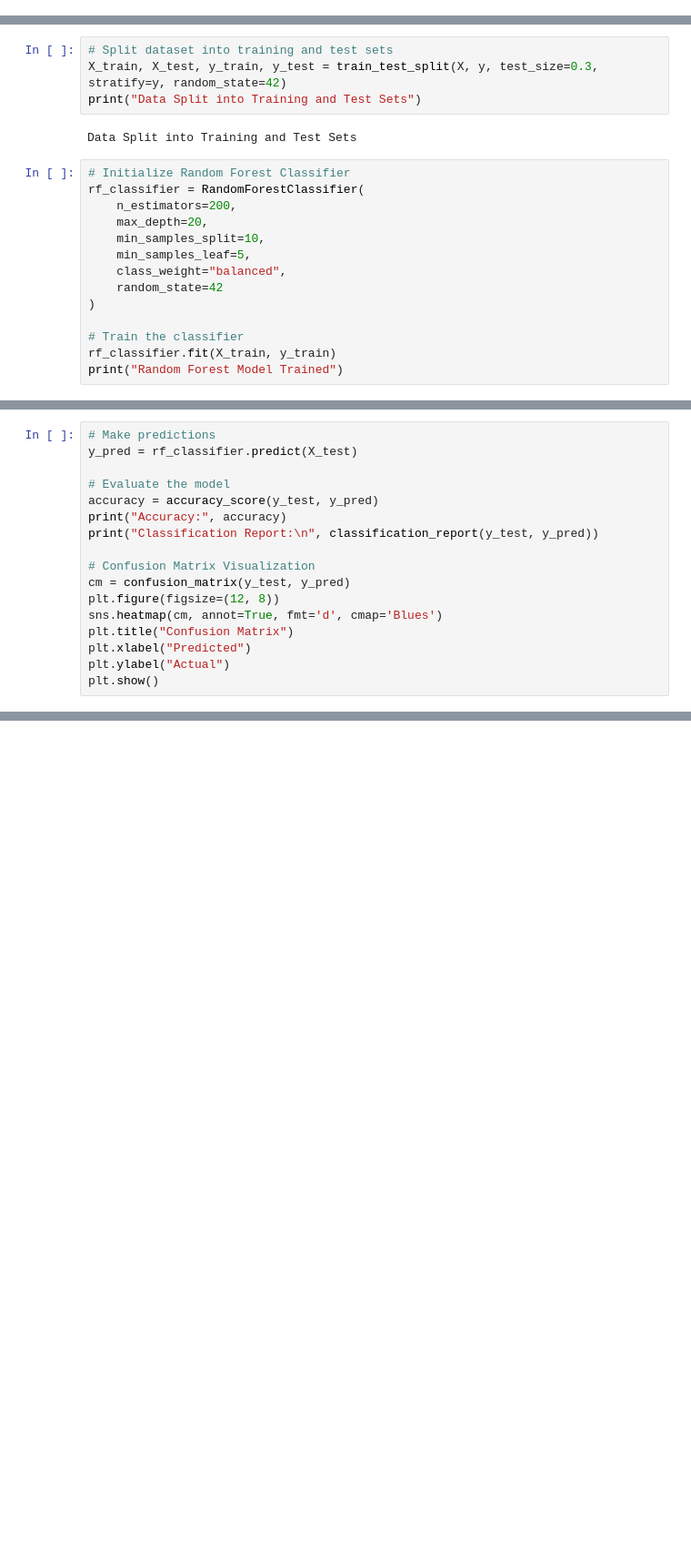
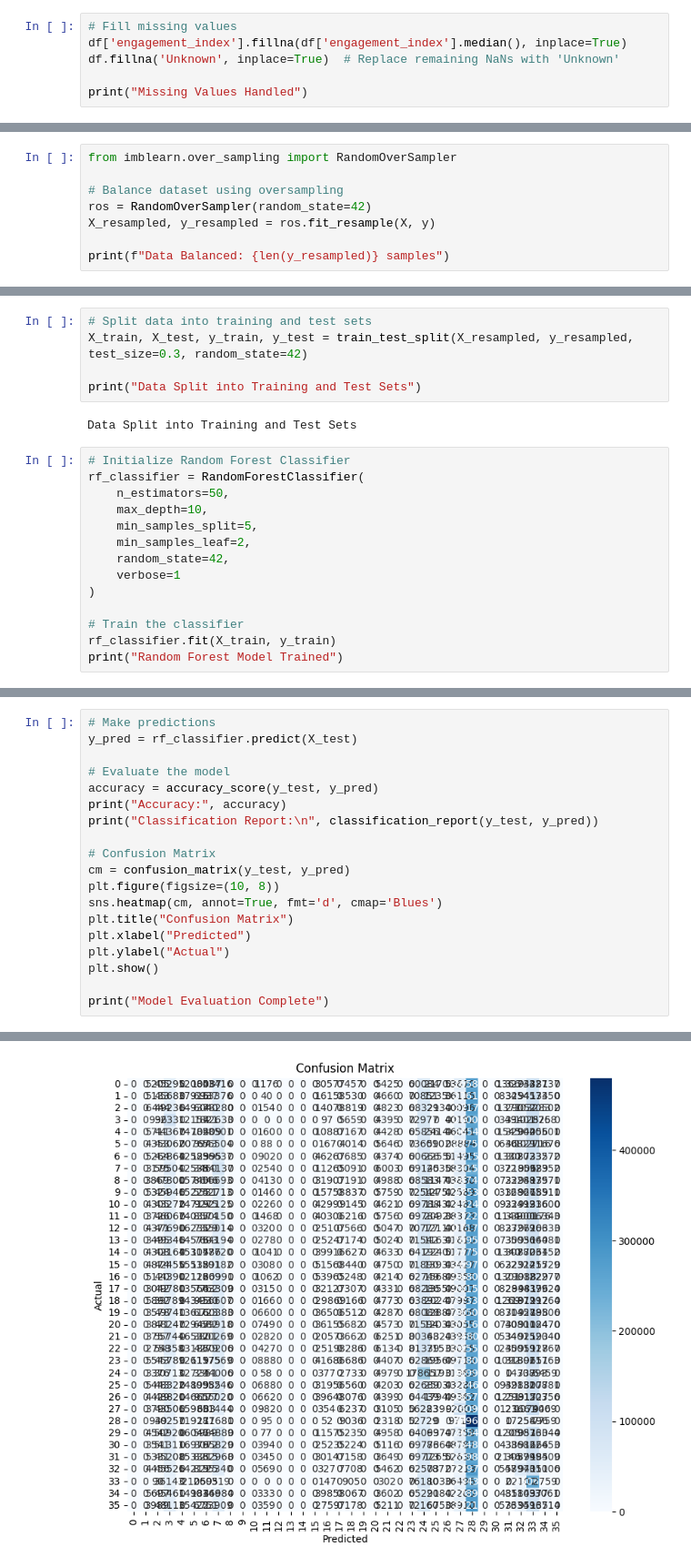
Before and after one commit to sarahrandolphw/edu4VA, a Jupyter notebook: gaming_and_learning.ipynb, the cells around one changed output, grey strips where cells are left out. Shown at 91% size. Cells and saved outputs as stored; diff of their text form; blank space fills up the shorter version.

```diff
--- a/gaming_and_learning.ipynb
+++ b/gaming_and_learning.ipynb
@@ -238,0 +229,6 @@ Data Loaded and Missing Values Handled
+# %%
+# Fill missing values
+df['engagement_index'].fillna(df['engagement_index'].median(), inplace=True)
+df.fillna('Unknown', inplace=True)  # Replace remaining NaNs with 'Unknown'
+
+print("Missing Values Handled")
@@ -262,3 +266,11 @@ y = df[target]
 print("Features and Target Defined")
 # %% [output]
 Features and Target Defined
+# %%
+from imblearn.over_sampling import RandomOverSampler
+
+# Balance dataset using oversampling
+ros = RandomOverSampler(random_state=42)
+X_resampled, y_resampled = ros.fit_resample(X, y)
+
+print(f"Data Balanced: {len(y_resampled)} samples")
@@ -265,18 +279,19 @@ Features and Target Defined
 # %%
-# Split dataset into training and test sets
-X_train, X_test, y_train, y_test = train_test_split(X, y, test_size=0.3, stratify=y, random_state=42)
+# Split data into training and test sets
+X_train, X_test, y_train, y_test = train_test_split(X_resampled, y_resampled, test_size=0.3, random_state=42)
+
 print("Data Split into Training and Test Sets")
 # %% [output]
 Data Split into Training and Test Sets
 # %%
 # Initialize Random Forest Classifier
 rf_classifier = RandomForestClassifier(
-    n_estimators=200,
-    max_depth=20,
-    min_samples_split=10,
-    min_samples_leaf=5,
-    class_weight="balanced",
-    random_state=42
+    n_estimators=50,
+    max_depth=10,
+    min_samples_split=5,
+    min_samples_leaf=2,
+    random_state=42,
+    verbose=1
 )
 
 # Train the classifier
@@ -291,11 +309,14 @@ accuracy = accuracy_score(y_test, y_pred)
 print("Accuracy:", accuracy)
 print("Classification Report:\n", classification_report(y_test, y_pred))
 
-# Confusion Matrix Visualization
+# Confusion Matrix
 cm = confusion_matrix(y_test, y_pred)
-plt.figure(figsize=(12, 8))
+plt.figure(figsize=(10, 8))
 sns.heatmap(cm, annot=True, fmt='d', cmap='Blues')
 plt.title("Confusion Matrix")
 plt.xlabel("Predicted")
 plt.ylabel("Actual")
 plt.show()
+
+print("Model Evaluation Complete")
+# %% [output]
@@ -301,0 +342 @@ plt.show()
+[figure, added]
```
Also changed, not shown: parts of 24 cells of this notebook.
